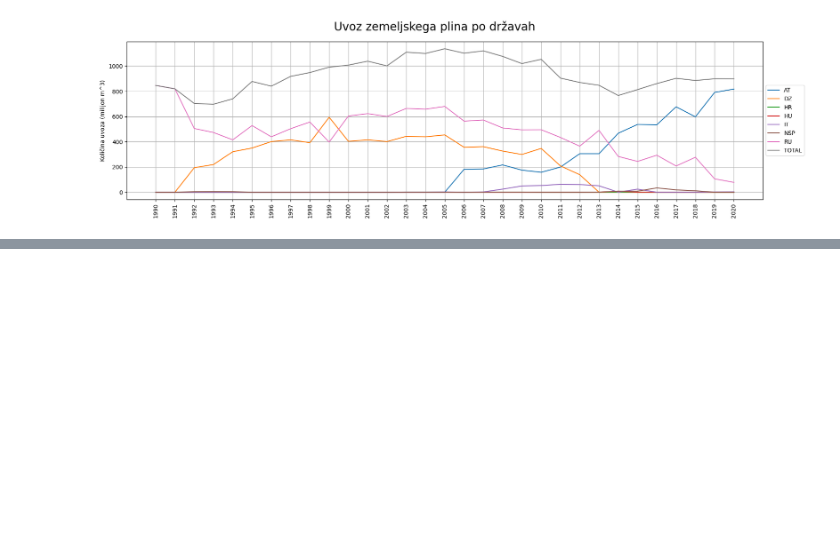
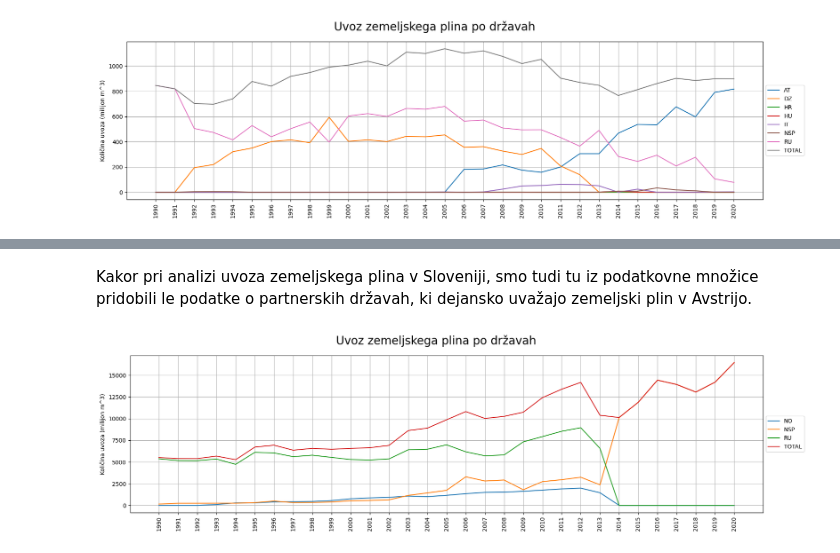
Before and after one commit to cugalord/PR21_NVZ-LS-BK-NZ, a Jupyter notebook: src/energy_production_analysis.ipynb, the cells around one changed output, grey strips where cells are left out. Drawn from its saved outputs; the diff is of its cells as text; code cells hidden in the pictures; blank space fills up the shorter version.

```diff
--- a/src/energy_production_analysis.ipynb
+++ b/src/energy_production_analysis.ipynb
@@ -419,0 +437,16 @@ plt.legend(loc='center left', bbox_to_anchor=(1, 0.5));
+# %%
+gas_imports_by_country_full = de.read('../data/eurostat-data/import_aus_gas_by_country.csv')
+
+# Get names of partner countries
+partners = gas_imports_by_country_full.partner.unique()
+
+partners_with_data = []
+
+# Filter out countries which don't export gas to Austria
+for partner in partners:
+    if (np.any(gas_imports_by_country_full[gas_imports_by_country_full['partner'] == partner]['OBS_VALUE'] > 0)):
+        partners_with_data.append(partner)
+
+gas_imports_by_country = gas_imports_by_country_full[gas_imports_by_country_full['partner'].isin(partners_with_data)]
+
+mu.display_side_by_side(gas_imports_by_country.head())
@@ -419,0 +460,27 @@ plt.legend(loc='center left', bbox_to_anchor=(1, 0.5));
+# %% [markdown]
+Kakor pri analizi uvoza zemeljskega plina v Sloveniji, smo tudi tu iz podatkovne množice pridobili le podatke o partnerskih državah, ki dejansko uvažajo zemeljski plin v Avstrijo.
+# %%
+# Create dict of dicts where outer dict keys are countries and inner dicts are years
+partners = {k : dict.fromkeys(gas_imports_by_country.TIME_PERIOD.unique()) for k in gas_imports_by_country.partner.unique()}
+
+years = gas_imports_by_country.TIME_PERIOD.unique()
+
+# Fill dict of partners with data
+for year in years:
+    for key in partners.keys():
+        partners[key][year] = gas_imports_by_country[gas_imports_by_country['TIME_PERIOD'] == year][gas_imports_by_country['partner'] == key]['OBS_VALUE'].to_list()[0]
+
+partners_f = mu.flatten_internal_dict(partners)
+
+# Plot imports of gas from different partner countries
+plt.figure(figsize=(20, 5))
+plt.suptitle("Uvoz zemeljskega plina po državah", fontsize=20)
+plt.xticks(years)
+plt.xticks(rotation=90)
+plt.ylabel("Količina uvoza (milijon m^3)")
+plt.grid()
+for key, value in partners_f.items():
+        plt.plot(years, value, label=key)
+plt.legend(loc='center left', bbox_to_anchor=(1, 0.5));
+# %% [output]
+[figure, added]
```
Also changed, not shown: parts of 15 cells of this notebook, 1 other file.
